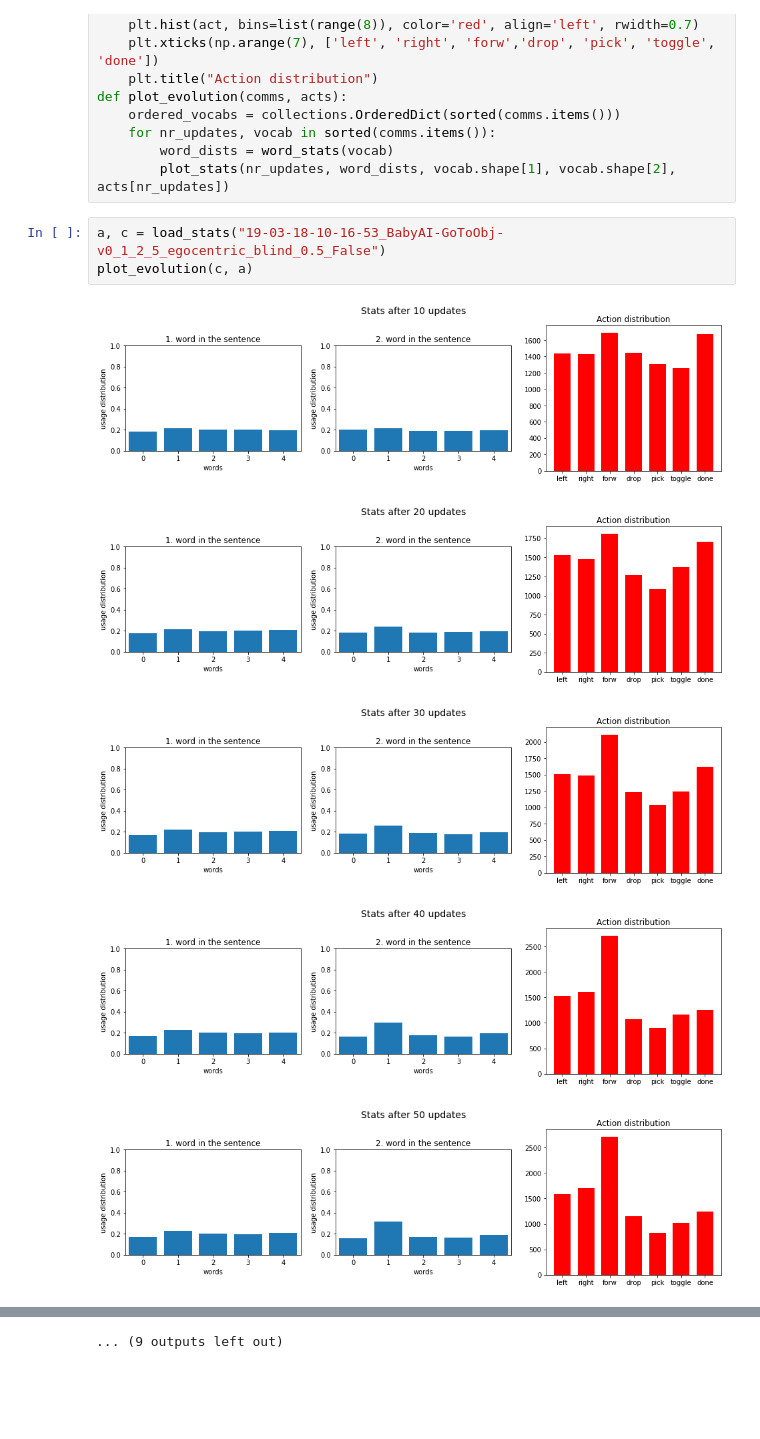
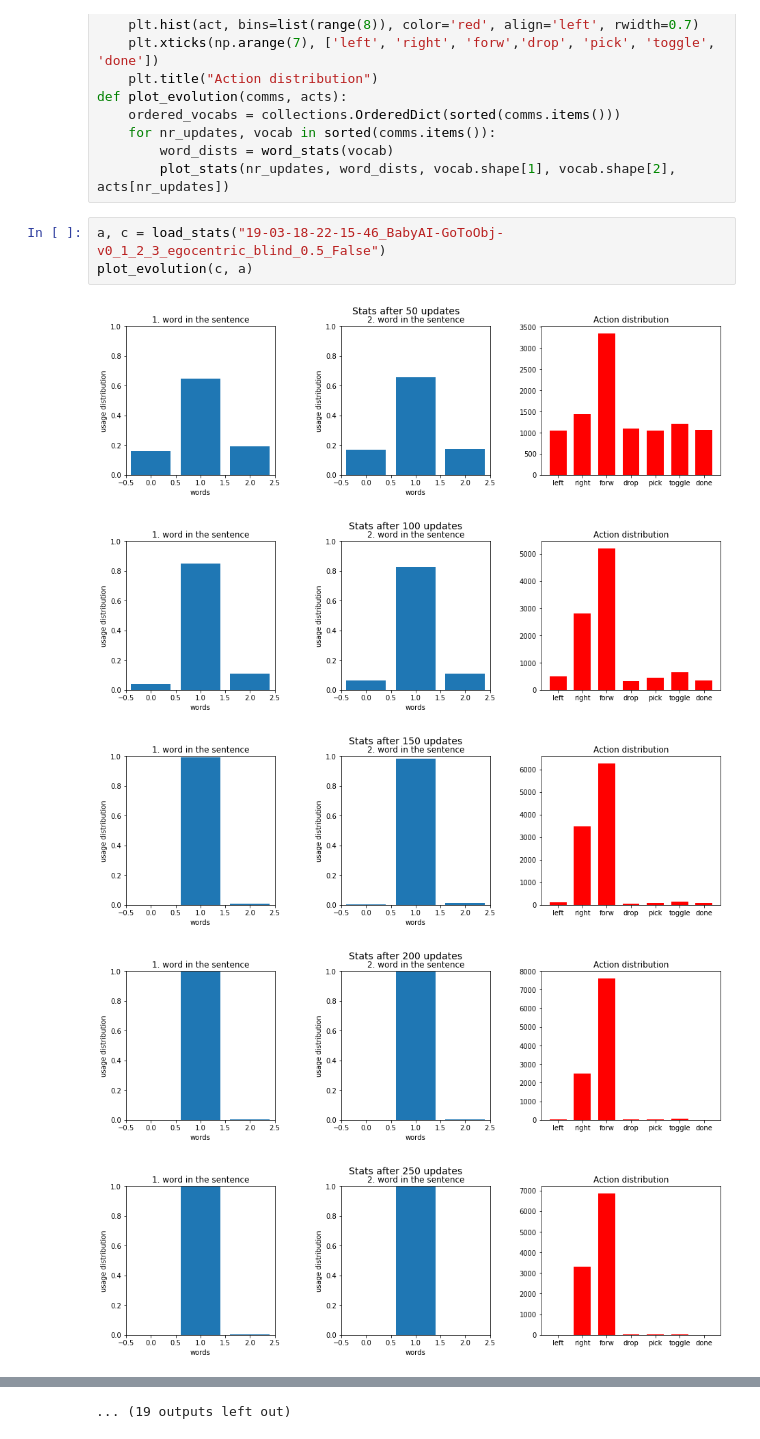
Before and after one commit to Bencee16/babyai, a Jupyter notebook: babyai/plot_stats.ipynb, the cells around one changed output, grey strips where cells are left out. Saved outputs shown, nothing was run; the diff lists cells and outputs as text; blank space fills up the shorter version.

```diff
--- a/babyai/plot_stats.ipynb
+++ b/babyai/plot_stats.ipynb
@@ -59,11 +55,11 @@ def plot_evolution(comms, acts):
         word_dists = word_stats(vocab)
         plot_stats(nr_updates, word_dists, vocab.shape[1], vocab.shape[2], acts[nr_updates])
 # %%
-a, c = load_stats("19-03-18-10-16-53_BabyAI-GoToObj-v0_1_2_5_egocentric_blind_0.5_False")
+a, c = load_stats("19-03-18-22-15-46_BabyAI-GoToObj-v0_1_2_3_egocentric_blind_0.5_False")
 plot_evolution(c, a)
 # %% [output]
-[figure, old version]
+[figure, new version]
-[figure, old version]
+[figure, new version]
-[figure, old version]
+[figure, new version]
-[figure, old version]
+[figure, new version]
-[figure, old version]
+[figure, new version]
@@ -77 +73 @@ plot_evolution(c, a)
-... (9 outputs left out)
+... (19 outputs left out)
```
Also changed, not shown: parts of 2 cells of this notebook, 5 other files.
